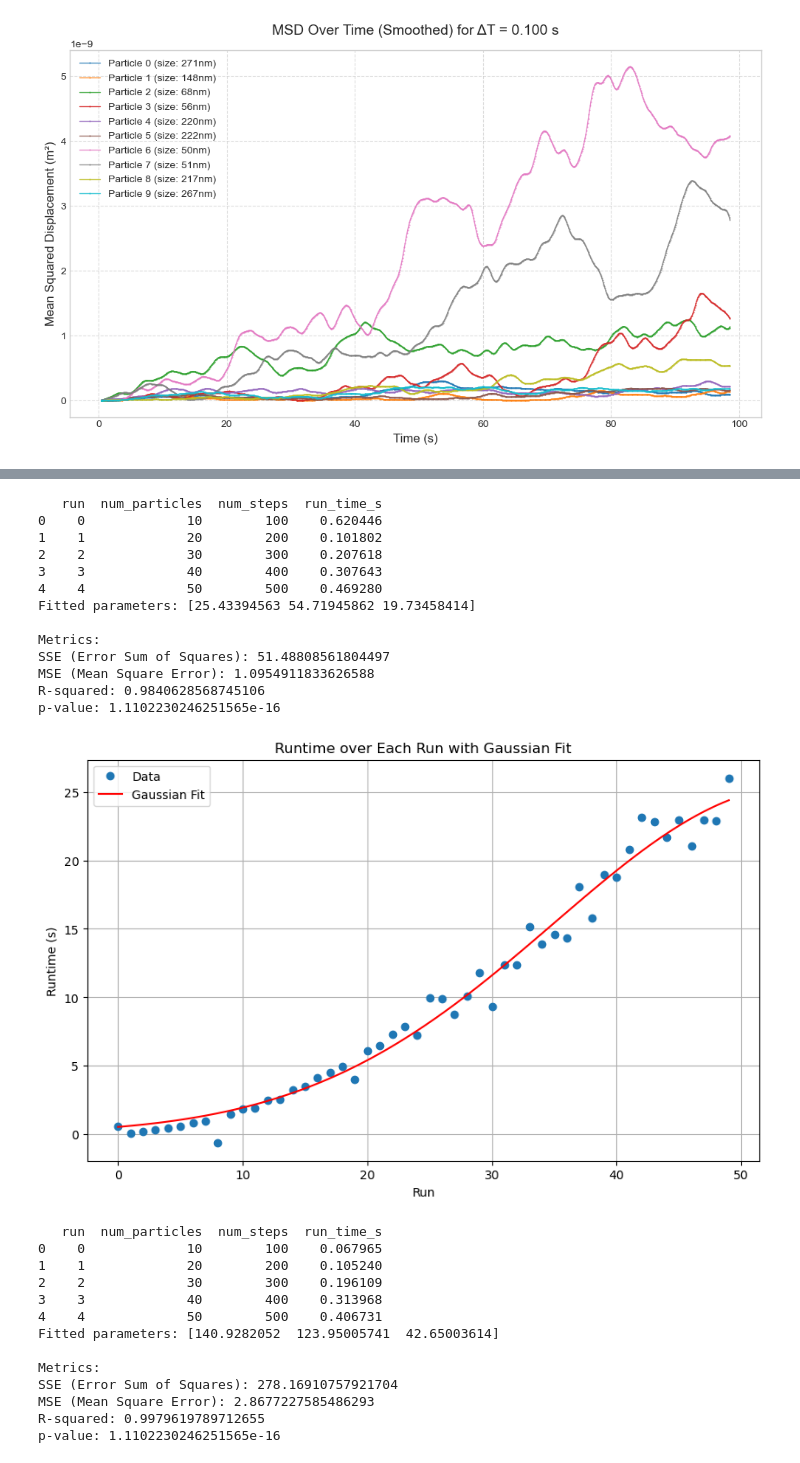
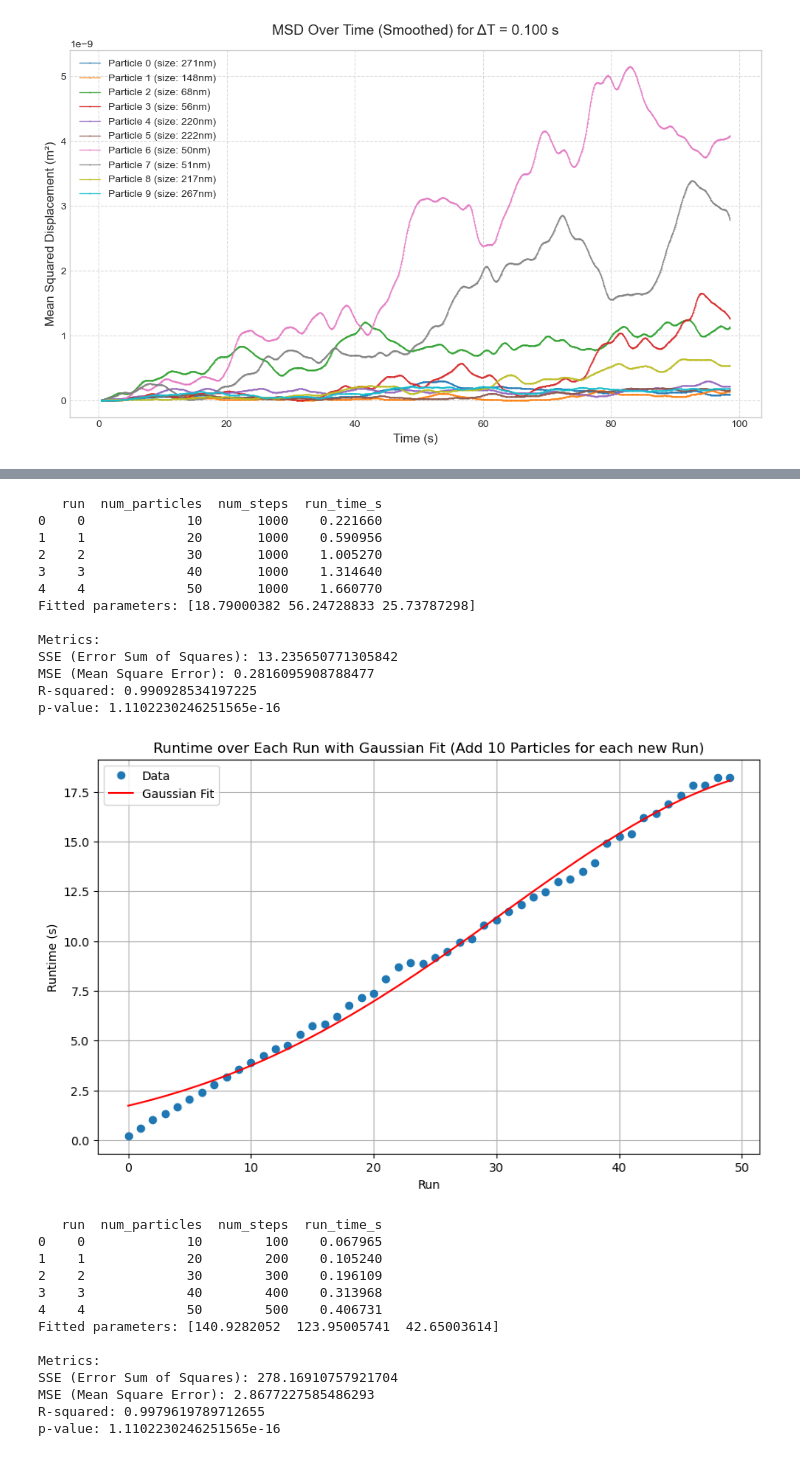
Before and after one commit to clarinGCneal/Thesis_Simulation, a Jupyter notebook: Python_Plotting/3d/2.ipynb, the cells around one changed output, grey strips where cells are left out. Cells and saved outputs as stored; diff of their text form; code cells hidden in the pictures.

```diff
--- a/Python_Plotting/3d/2.ipynb
+++ b/Python_Plotting/3d/2.ipynb
@@ -244,7 +244,7 @@ from scipy.optimize import curve_fit
 import scipy.stats as stats  # For p-value computation
 
 # Read the CSV file
-df = pd.read_csv(r"D:\Thesis_Workspace\Python_Plotting\3d\benchmark_50runs_10particles_100steps.csv")
+df = pd.read_csv(r"D:\Thesis_Workspace\Python_Plotting\3d\Add10Particlesbenchmark.csv")
 print(df.head())
 
 # Define the Gaussian function
@@ -278,44 +278,44 @@ ssr = ss_tot - ss_res
 df_model = p - 1
 msr = ssr / df_model
 f_stat = msr / mse
 p_value = 1 - stats.f.cdf(f_stat, df_model, df_error)
 
 # Print only the required metrics
 print("\nMetrics:")
 print("SSE (Error Sum of Squares):", ss_res)
 print("MSE (Mean Square Error):", mse)
 print("R-squared:", r_squared)
 print("p-value:", p_value)
 
 # Generate x-values for the fitted curve
 x_fit = np.linspace(df['run'].min(), df['run'].max(), 100)
 y_fit = gaussian(x_fit, *params)
 
 # Plot the original data and the Gaussian fit
 plt.figure(figsize=(10, 6))
 plt.plot(df['run'], df['run_time_s'], marker='o', linestyle='', label='Data')
 plt.plot(x_fit, y_fit, 'r-', label='Gaussian Fit')
 plt.xlabel('Run')
 plt.ylabel('Runtime (s)')
-plt.title('Runtime over Each Run with Gaussian Fit')
+plt.title('Runtime over Each Run with Gaussian Fit (Add 10 Particles for each new Run)')
 plt.legend()
 plt.grid(True)
 plt.show()
 # %% [output]
    run  num_particles  num_steps  run_time_s
-0    0             10        100    0.620446
-1    1             20        200    0.101802
-2    2             30        300    0.207618
-3    3             40        400    0.307643
-4    4             50        500    0.469280
-Fitted parameters: [25.43394563 54.71945862 19.73458414]
+0    0             10       1000    0.221660
+1    1             20       1000    0.590956
+2    2             30       1000    1.005270
+3    3             40       1000    1.314640
+4    4             50       1000    1.660770
+Fitted parameters: [18.79000382 56.24728833 25.73787298]
 
 Metrics:
-SSE (Error Sum of Squares): 51.48808561804497
-MSE (Mean Square Error): 1.0954911833626588
-R-squared: 0.9840628568745106
+SSE (Error Sum of Squares): 13.235650771305842
+MSE (Mean Square Error): 0.2816095908788477
+R-squared: 0.990928534197225
 p-value: 1.1102230246251565e-16
-[figure, old version]
+[figure, new version]
 # %%
 import pandas as pd
 import matplotlib.pyplot as plt
```
Also changed, not shown: parts of 1 cell of this notebook, 5 other files.
